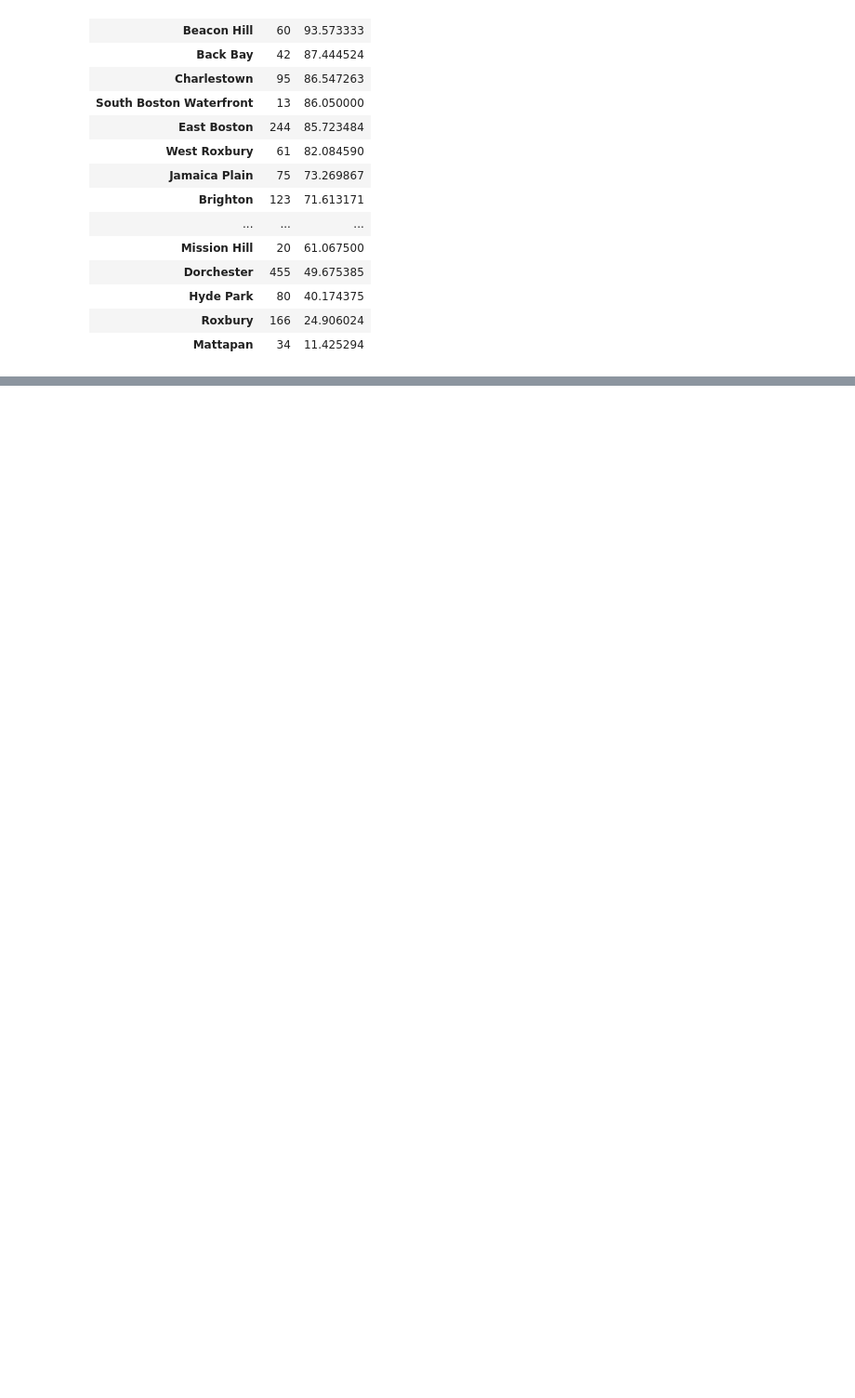
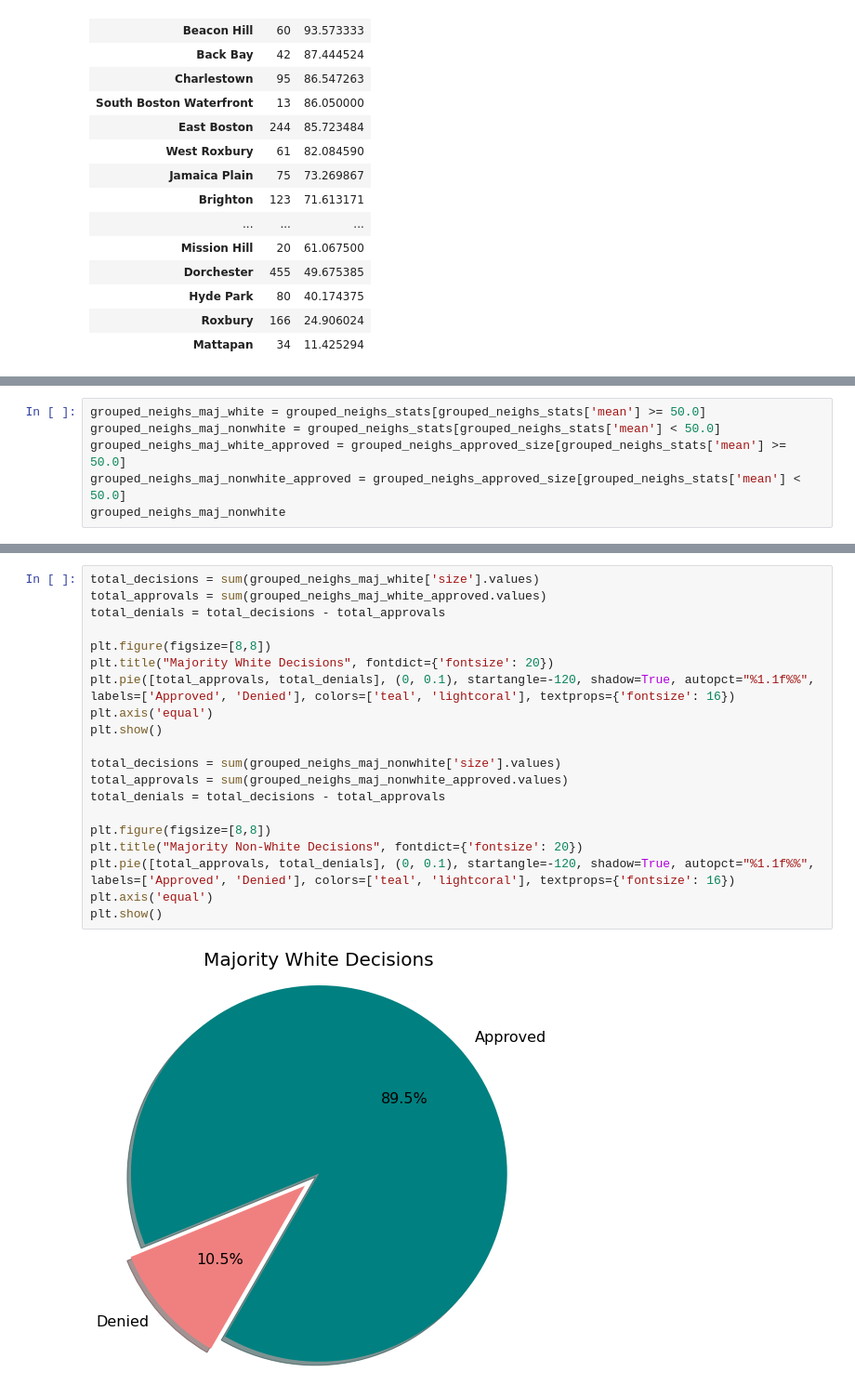
Before and after one commit to BU-Spark/CS506-Fall2020-Projects, a Jupyter notebook: bay_state_banner/deliverable_1/zba_analysis.ipynb, the cells around one changed output, grey strips where cells are left out. Shown at 93% size. Saved outputs shown, nothing was run; the diff lists cells and outputs as text; blank space fills up the shorter version.

```diff
--- a/bay_state_banner/deliverable_1/zba_analysis.ipynb
+++ b/bay_state_banner/deliverable_1/zba_analysis.ipynb
@@ -330,0 +331,6 @@ plt.show()
+# %%
+grouped_neighs_maj_white = grouped_neighs_stats[grouped_neighs_stats['mean'] >= 50.0]
+grouped_neighs_maj_nonwhite = grouped_neighs_stats[grouped_neighs_stats['mean'] < 50.0]
+grouped_neighs_maj_white_approved = grouped_neighs_approved_size[grouped_neighs_stats['mean'] >= 50.0]
+grouped_neighs_maj_nonwhite_approved = grouped_neighs_approved_size[grouped_neighs_stats['mean'] < 50.0]
+grouped_neighs_maj_nonwhite
@@ -330,0 +344,22 @@ plt.show()
+# %%
+total_decisions = sum(grouped_neighs_maj_white['size'].values)
+total_approvals = sum(grouped_neighs_maj_white_approved.values)
+total_denials = total_decisions - total_approvals
+
+plt.figure(figsize=[8,8])
+plt.title("Majority White Decisions", fontdict={'fontsize': 20})
+plt.pie([total_approvals, total_denials], (0, 0.1), startangle=-120, shadow=True, autopct="%1.1f%%", labels=['Approved', 'Denied'], colors=['teal', 'lightcoral'], textprops={'fontsize': 16})
+plt.axis('equal')
+plt.show()
+
+total_decisions = sum(grouped_neighs_maj_nonwhite['size'].values)
+total_approvals = sum(grouped_neighs_maj_nonwhite_approved.values)
+total_denials = total_decisions - total_approvals
+
+plt.figure(figsize=[8,8])
+plt.title("Majority Non-White Decisions", fontdict={'fontsize': 20})
+plt.pie([total_approvals, total_denials], (0, 0.1), startangle=-120, shadow=True, autopct="%1.1f%%", labels=['Approved', 'Denied'], colors=['teal', 'lightcoral'], textprops={'fontsize': 16})
+plt.axis('equal')
+plt.show()
+# %% [output]
+[figure, added]
```
Also changed, not shown: parts of 3 cells of this notebook.
